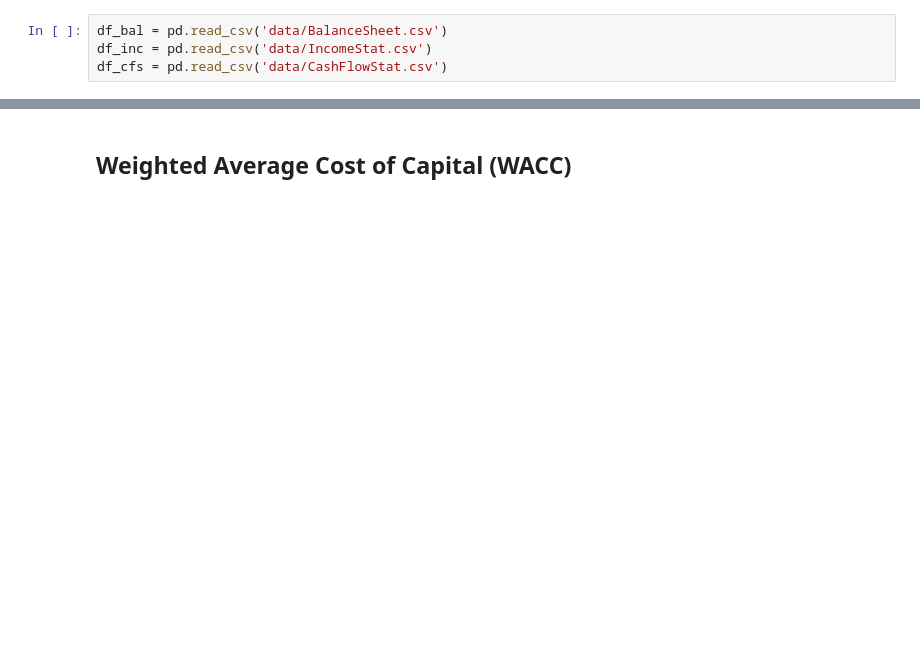
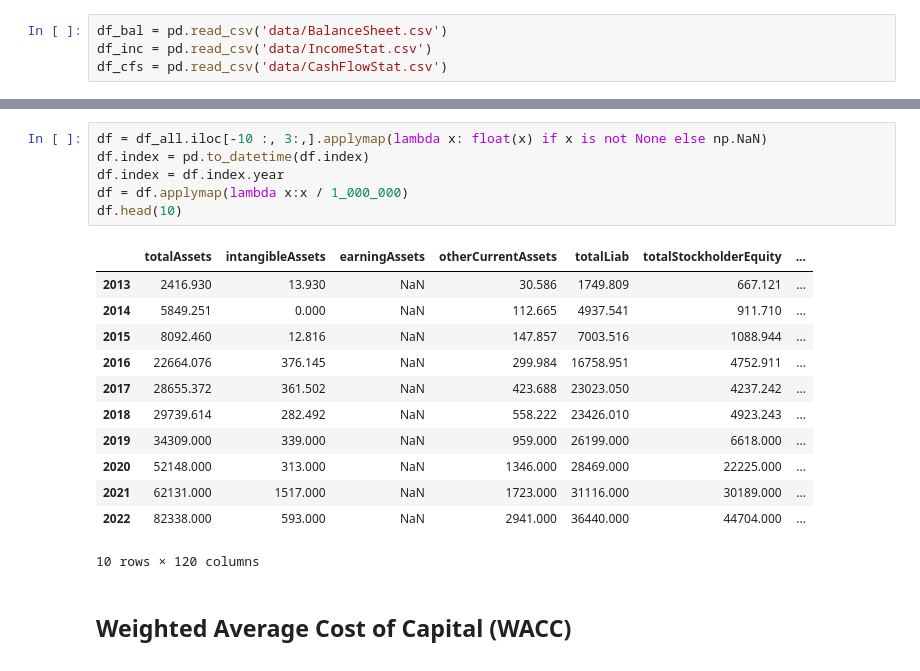
Before and after one commit to jinxuan/Chapter6, a Jupyter notebook: ch6_jinxuan.ipynb, the cells around one changed output, grey strips where cells are left out. Saved outputs shown, nothing was run; the diff lists cells and outputs as text; blank space fills up the shorter version.

```diff
--- a/ch6_jinxuan.ipynb
+++ b/ch6_jinxuan.ipynb
@@ -10,3 +36,22 @@ df_cfs = pd.read_csv('data/CashFlowStat.csv')
+# %%
+df = df_all.iloc[-10 :, 3:,].applymap(lambda x: float(x) if x is not None else np.NaN)
+df.index = pd.to_datetime(df.index)
+df.index = df.index.year
+df = df.applymap(lambda x:x / 1_000_000)
+df.head(10)
+# %% [output]
+|  | totalAssets | intangibleAssets | earningAssets | otherCurrentAssets | totalLiab | totalStockholderEquity | ... |
+| 2013 | 2416.930 | 13.930 | NaN | 30.586 | 1749.809 | 667.121 | ... |
+| 2014 | 5849.251 | 0.000 | NaN | 112.665 | 4937.541 | 911.710 | ... |
+| 2015 | 8092.460 | 12.816 | NaN | 147.857 | 7003.516 | 1088.944 | ... |
+| 2016 | 22664.076 | 376.145 | NaN | 299.984 | 16758.951 | 4752.911 | ... |
+| 2017 | 28655.372 | 361.502 | NaN | 423.688 | 23023.050 | 4237.242 | ... |
+| 2018 | 29739.614 | 282.492 | NaN | 558.222 | 23426.010 | 4923.243 | ... |
+| 2019 | 34309.000 | 339.000 | NaN | 959.000 | 26199.000 | 6618.000 | ... |
+| 2020 | 52148.000 | 313.000 | NaN | 1346.000 | 28469.000 | 22225.000 | ... |
+| 2021 | 62131.000 | 1517.000 | NaN | 1723.000 | 31116.000 | 30189.000 | ... |
+| 2022 | 82338.000 | 593.000 | NaN | 2941.000 | 36440.000 | 44704.000 | ... |
+10 rows × 120 columns
 # %% [markdown]
 ## Weighted Average Cost of Capital (WACC)
 
```
Also changed, not shown: parts of 24 cells of this notebook, 3 other files.
